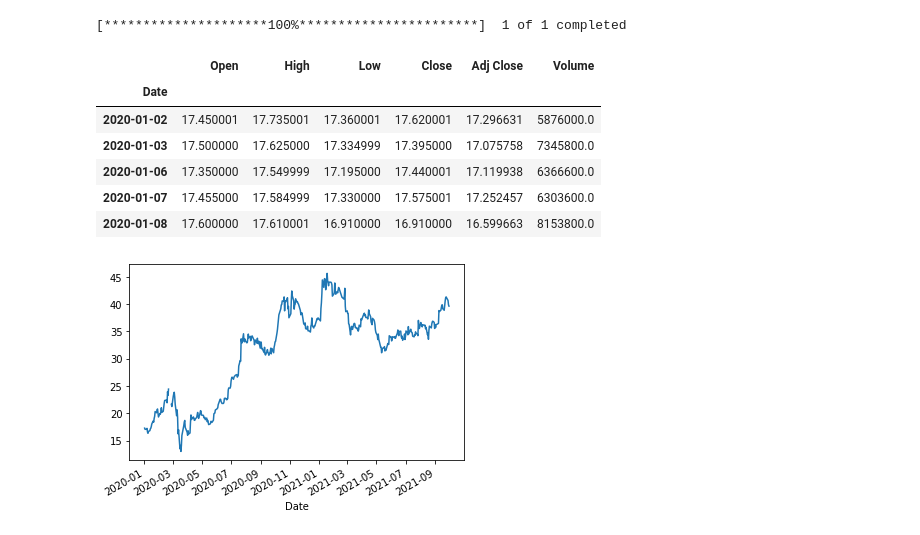
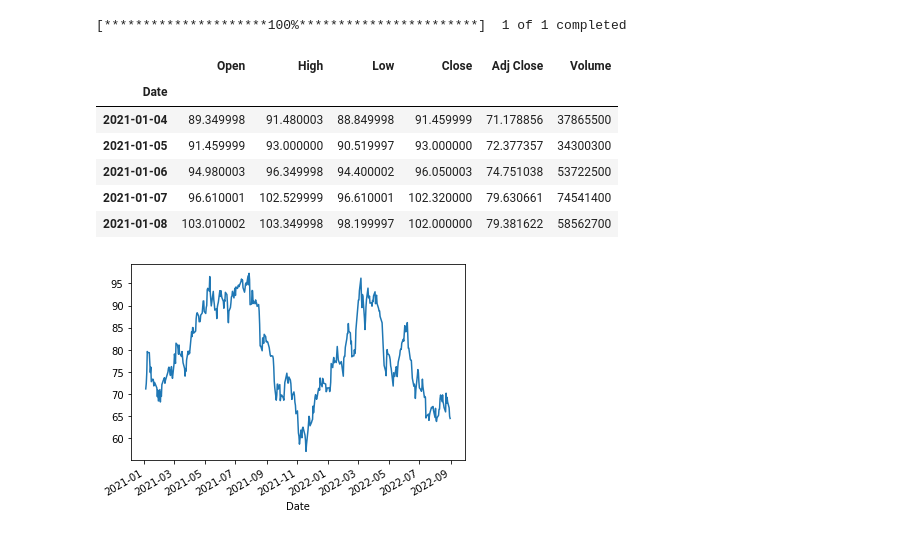
Before and after one commit to victorncg/financas_quantitativas, a Jupyter notebook: Comece_a_programar_em_Python_em_1_minuto.ipynb, the cells around one changed output. Saved outputs shown, nothing was run; the diff lists cells and outputs as text; code cells hidden in the pictures.

```diff
--- a/Comece_a_programar_em_Python_em_1_minuto.ipynb
+++ b/Comece_a_programar_em_Python_em_1_minuto.ipynb
@@ -31,20 +27,20 @@ import yfinance as yf
 # %%
-weg = yf.download('WEGE3.SA',
-                  start = '2020-01-01',
-                  end = '2021-10-01')
+vale = yf.download('VALE3.SA',
+                  start = '2021-01-01',
+                  end = '2022-09-01')
 # %% [output]
 [*********************100%***********************]  1 of 1 completed
 # %%
-weg.head()
+vale.head()
 # %% [output]
 |  | Open | High | Low | Close | Adj Close | Volume |
 | Date |  |  |  |  |  |  |
-| 2020-01-02 | 17.450001 | 17.735001 | 17.360001 | 17.620001 | 17.296631 | 5876000.0 |
-| 2020-01-03 | 17.500000 | 17.625000 | 17.334999 | 17.395000 | 17.075758 | 7345800.0 |
-| 2020-01-06 | 17.350000 | 17.549999 | 17.195000 | 17.440001 | 17.119938 | 6366600.0 |
-| 2020-01-07 | 17.455000 | 17.584999 | 17.330000 | 17.575001 | 17.252457 | 6303600.0 |
-| 2020-01-08 | 17.600000 | 17.610001 | 16.910000 | 16.910000 | 16.599663 | 8153800.0 |
+| 2021-01-04 | 89.349998 | 91.480003 | 88.849998 | 91.459999 | 71.178856 | 37865500 |
+| 2021-01-05 | 91.459999 | 93.000000 | 90.519997 | 93.000000 | 72.377357 | 34300300 |
+| 2021-01-06 | 94.980003 | 96.349998 | 94.400002 | 96.050003 | 74.751038 | 53722500 |
+| 2021-01-07 | 96.610001 | 102.529999 | 96.610001 | 102.320000 | 79.630661 | 74541400 |
+| 2021-01-08 | 103.010002 | 103.349998 | 98.199997 | 102.000000 | 79.381622 | 58562700 |
 # %%
-weg['Adj Close'].plot();
+vale['Adj Close'].plot();
 # %% [output]
-[figure, old version]
+[figure, new version]
```
Also changed, not shown: parts of 5 cells of this notebook.
